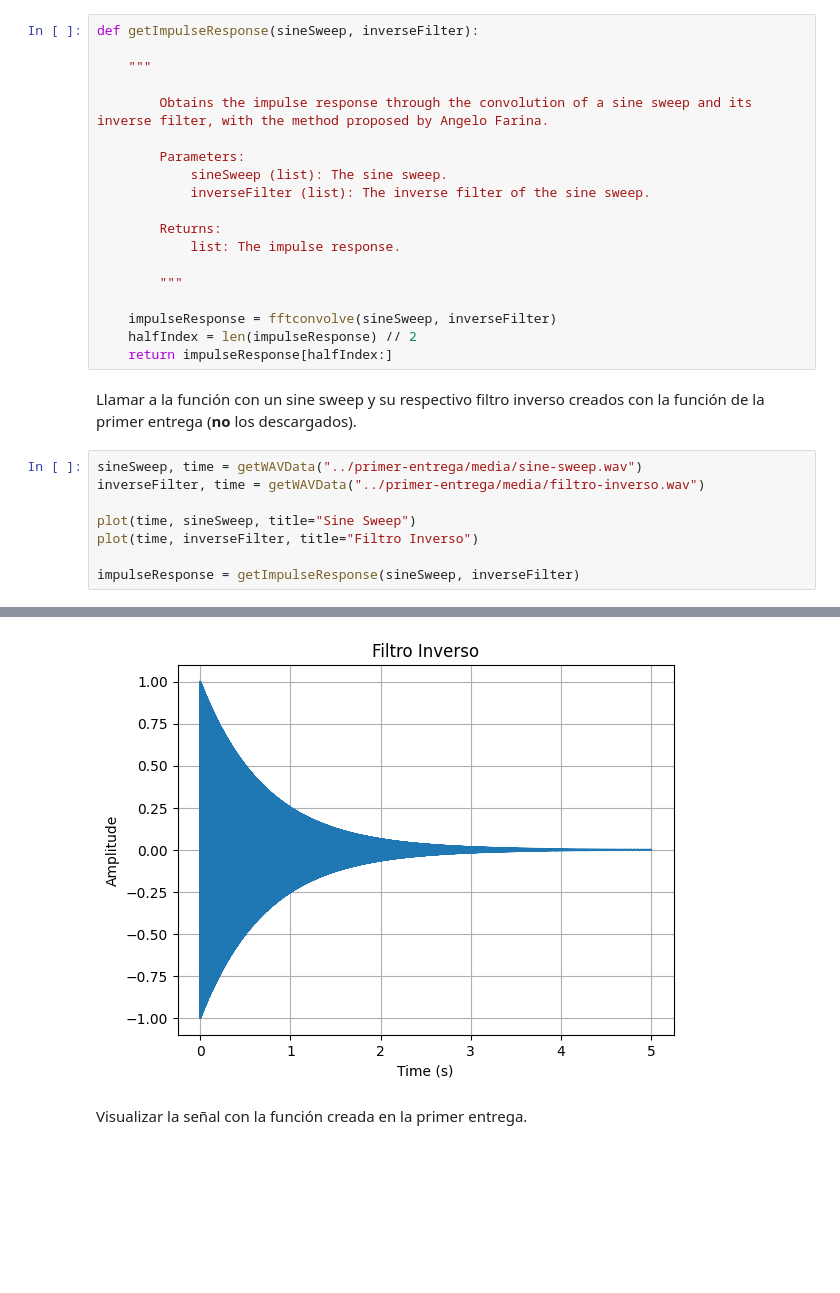
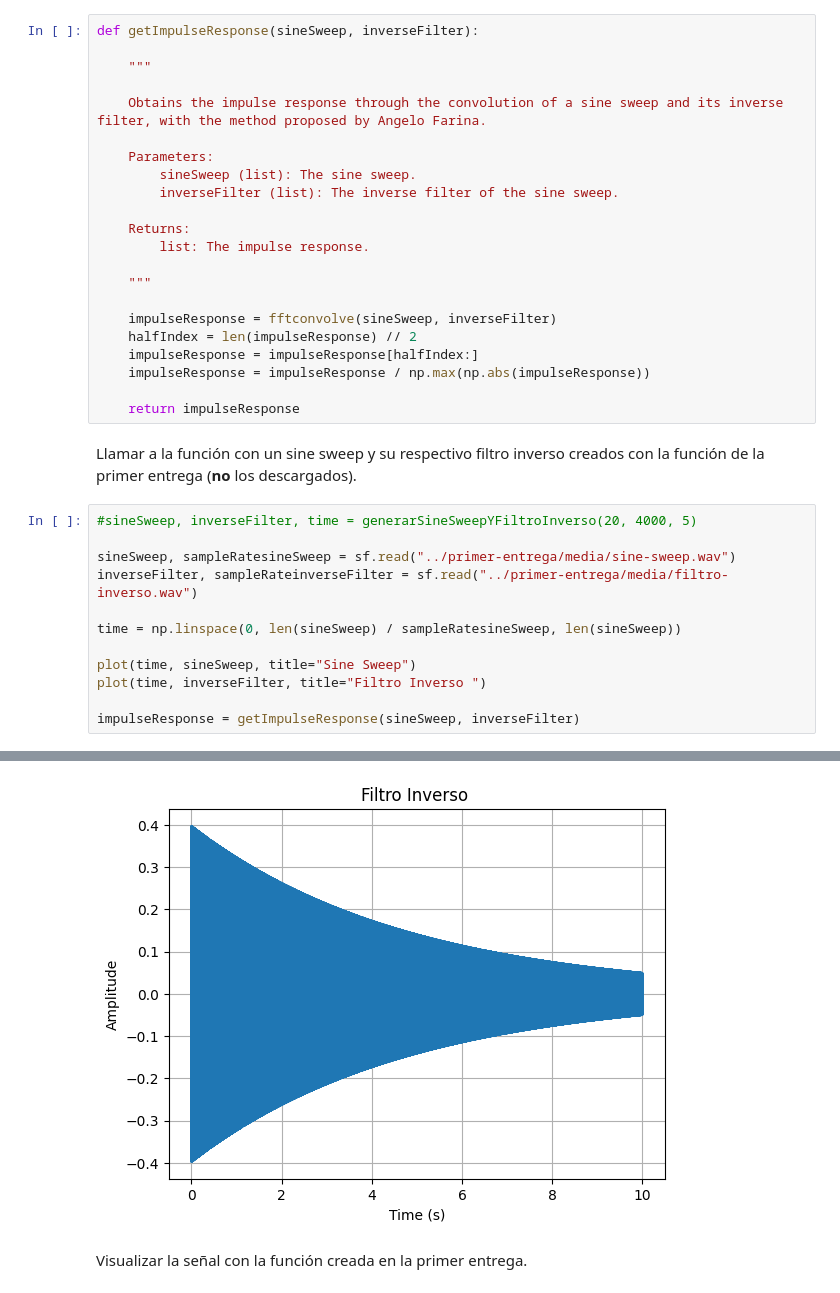
Before and after one commit to jaldreyuntref/sys, a Jupyter notebook: segunda_entrega/segunda_entrega.ipynb, the cells around one changed output, grey strips where cells are left out. Saved outputs shown, nothing was run; the diff lists cells and outputs as text; blank space fills up the shorter version.

Commit message:
3er entrega primeros puntos realizados, falta revisar los suavizados y el ultimo punto (sacando lunedby)

```diff
--- a/segunda_entrega/segunda_entrega.ipynb
+++ b/segunda_entrega/segunda_entrega.ipynb
@@ -217,28 +219,35 @@ def getImpulseResponse(sineSweep, inverseFilter):
 
     """
 
-        Obtains the impulse response through the convolution of a sine sweep and its inverse filter, with the method proposed by Angelo Farina.
+    Obtains the impulse response through the convolution of a sine sweep and its inverse filter, with the method proposed by Angelo Farina.
 
-        Parameters:
-            sineSweep (list): The sine sweep.
-            inverseFilter (list): The inverse filter of the sine sweep.
+    Parameters:
+        sineSweep (list): The sine sweep.
+        inverseFilter (list): The inverse filter of the sine sweep.
 
-        Returns:
-            list: The impulse response.
+    Returns:
+        list: The impulse response.
 
-        """
+    """
 
     impulseResponse = fftconvolve(sineSweep, inverseFilter)
     halfIndex = len(impulseResponse) // 2
-    return impulseResponse[halfIndex:]
+    impulseResponse = impulseResponse[halfIndex:]
+    impulseResponse = impulseResponse / np.max(np.abs(impulseResponse))
+
+    return impulseResponse
 # %% [markdown]
 Llamar a la función con un sine sweep y su respectivo filtro inverso creados con la función de la primer entrega (**no** los descargados).
 # %%
-sineSweep, time = getWAVData("../primer-entrega/media/sine-sweep.wav")
-inverseFilter, time = getWAVData("../primer-entrega/media/filtro-inverso.wav")
+#sineSweep, inverseFilter, time = generarSineSweepYFiltroInverso(20, 4000, 5)
+
+sineSweep, sampleRatesineSweep = sf.read("../primer-entrega/media/sine-sweep.wav")
+inverseFilter, sampleRateinverseFilter = sf.read("../primer-entrega/media/filtro-inverso.wav")
+
+time = np.linspace(0, len(sineSweep) / sampleRatesineSweep, len(sineSweep))
 
 plot(time, sineSweep, title="Sine Sweep")
-plot(time, inverseFilter, title="Filtro Inverso")
+plot(time, inverseFilter, title="Filtro Inverso ")
 
 impulseResponse = getImpulseResponse(sineSweep, inverseFilter)
 # %% [output]
@@ -246,4 +255,4 @@ impulseResponse = getImpulseResponse(sineSweep, inverseFilter)
-[figure, old version]
+[figure, new version]
 # %% [markdown]
 Visualizar la señal con la función creada en la primer entrega.
 # %%
```
Also changed, not shown: parts of 3 cells of this notebook, 8 other files.
